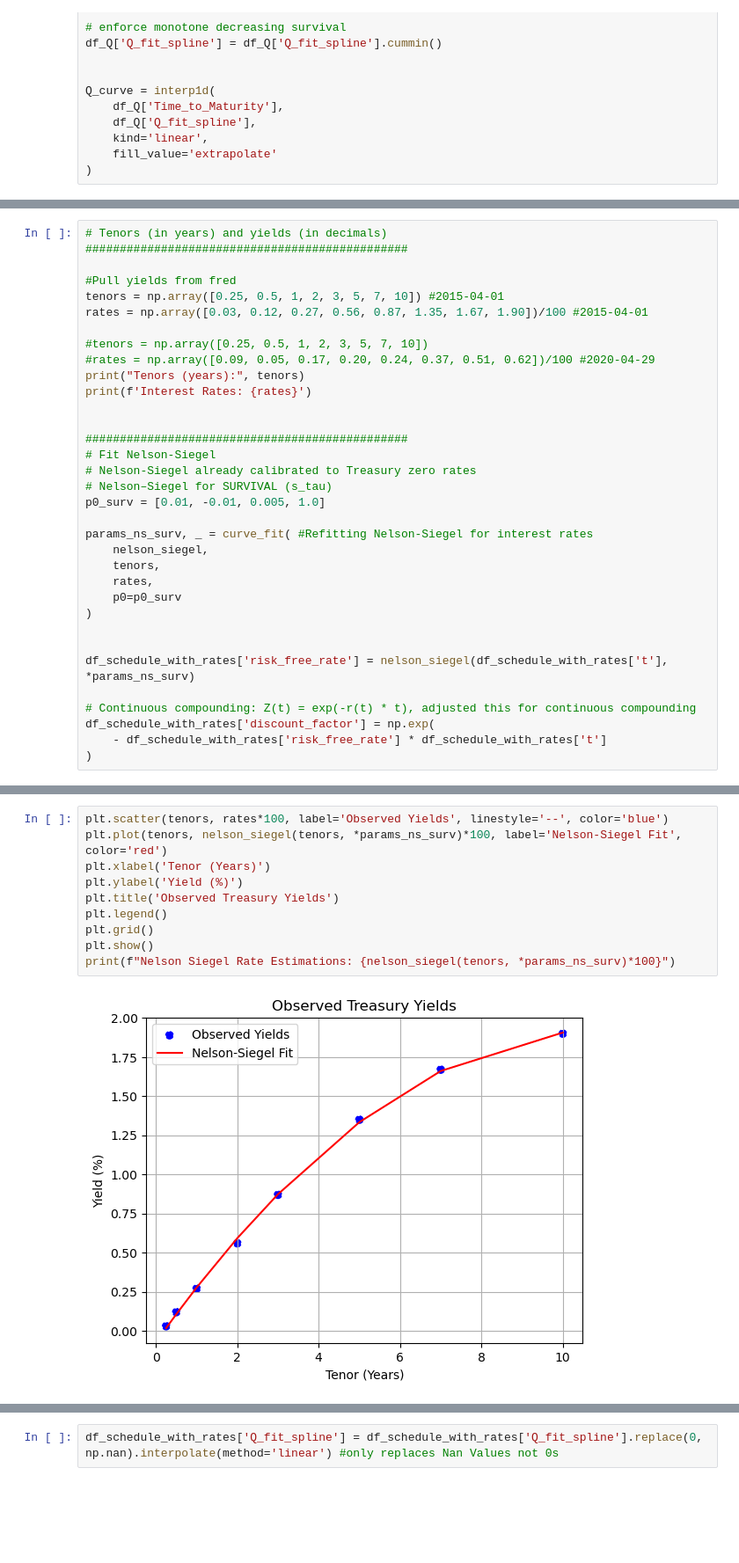
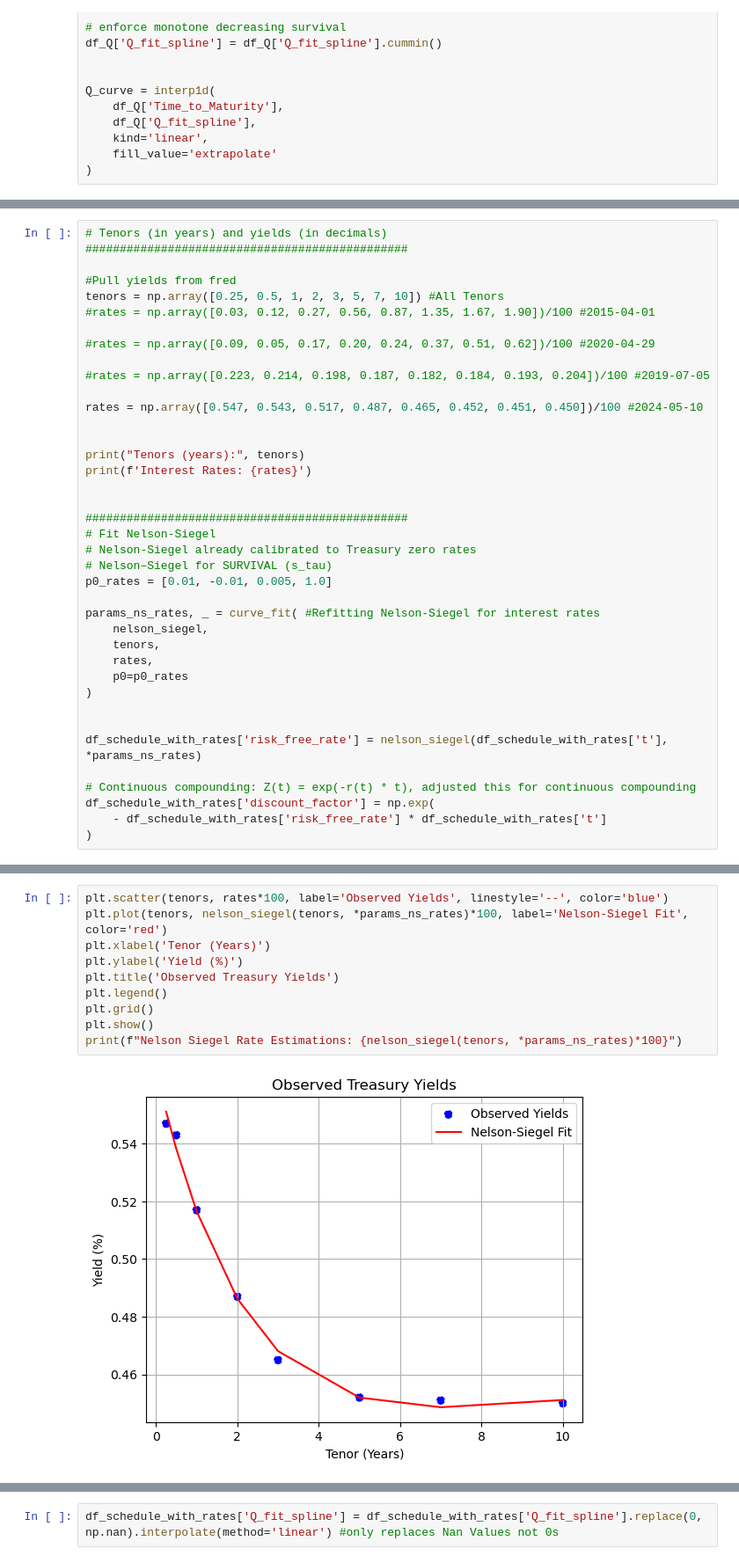
Before and after one commit to Quant-Liam/FE800-Research, a Jupyter notebook: FA800 ProjectDraft.ipynb, the cells around one changed output, grey strips where cells are left out. Shown at 88% size. Cells and saved outputs as stored; diff of their text form; blank space fills up the shorter version.

```diff
--- a/FA800 ProjectDraft.ipynb
+++ b/FA800 ProjectDraft.ipynb
@@ -313,11 +315,16 @@ df_schedule_with_rates['Q_fit_spline'] = Q_curve(df_schedule_with_rates['t'])
 ###############################################
 
 #Pull yields from fred
-tenors = np.array([0.25, 0.5, 1, 2, 3, 5, 7, 10]) #2015-04-01
-rates = np.array([0.03, 0.12, 0.27, 0.56, 0.87, 1.35, 1.67, 1.90])/100 #2015-04-01
+tenors = np.array([0.25, 0.5, 1, 2, 3, 5, 7, 10]) #All Tenors
+#rates = np.array([0.03, 0.12, 0.27, 0.56, 0.87, 1.35, 1.67, 1.90])/100 #2015-04-01
 
-#tenors = np.array([0.25, 0.5, 1, 2, 3, 5, 7, 10])
 #rates = np.array([0.09, 0.05, 0.17, 0.20, 0.24, 0.37, 0.51, 0.62])/100 #2020-04-29
+
+#rates = np.array([0.223, 0.214, 0.198, 0.187, 0.182, 0.184, 0.193, 0.204])/100 #2019-07-05
+
+rates = np.array([0.547, 0.543, 0.517, 0.487, 0.465, 0.452, 0.451, 0.450])/100 #2024-05-10
+
+
 print("Tenors (years):", tenors)
 print(f'Interest Rates: {rates}')
 
@@ -326,17 +333,17 @@ print(f'Interest Rates: {rates}')
 # Fit Nelson-Siegel
 # Nelson-Siegel already calibrated to Treasury zero rates
 # Nelson–Siegel for SURVIVAL (s_tau)
-p0_surv = [0.01, -0.01, 0.005, 1.0]
+p0_rates = [0.01, -0.01, 0.005, 1.0]
 
-params_ns_surv, _ = curve_fit( #Refitting Nelson-Siegel for interest rates
+params_ns_rates, _ = curve_fit( #Refitting Nelson-Siegel for interest rates
     nelson_siegel,
     tenors,
     rates,
-    p0=p0_surv
+    p0=p0_rates
 )
 
 
-df_schedule_with_rates['risk_free_rate'] = nelson_siegel(df_schedule_with_rates['t'], *params_ns_surv)
+df_schedule_with_rates['risk_free_rate'] = nelson_siegel(df_schedule_with_rates['t'], *params_ns_rates)
 
 # Continuous compounding: Z(t) = exp(-r(t) * t), adjusted this for continuous compounding
 df_schedule_with_rates['discount_factor'] = np.exp(
@@ -348,12 +355,12 @@ Interest Rates: [0.0003 0.0012 0.0027 0.0056 0.0087 0.0135 0.0167 0.019 ]
 # %%
 plt.scatter(tenors, rates*100, label='Observed Yields', linestyle='--', color='blue')
-plt.plot(tenors, nelson_siegel(tenors, *params_ns_surv)*100, label='Nelson-Siegel Fit', color='red')
+plt.plot(tenors, nelson_siegel(tenors, *params_ns_rates)*100, label='Nelson-Siegel Fit', color='red')
 plt.xlabel('Tenor (Years)')
 plt.ylabel('Yield (%)')
 plt.title('Observed Treasury Yields')
 plt.legend()
 plt.grid()
 plt.show()
-print(f"Nelson Siegel Rate Estimations: {nelson_siegel(tenors, *params_ns_surv)*100}")
+print(f"Nelson Siegel Rate Estimations: {nelson_siegel(tenors, *params_ns_rates)*100}")
 # %% [output]
-[figure, old version]
+[figure, new version]
```
Also changed, not shown: parts of 10 cells of this notebook.
